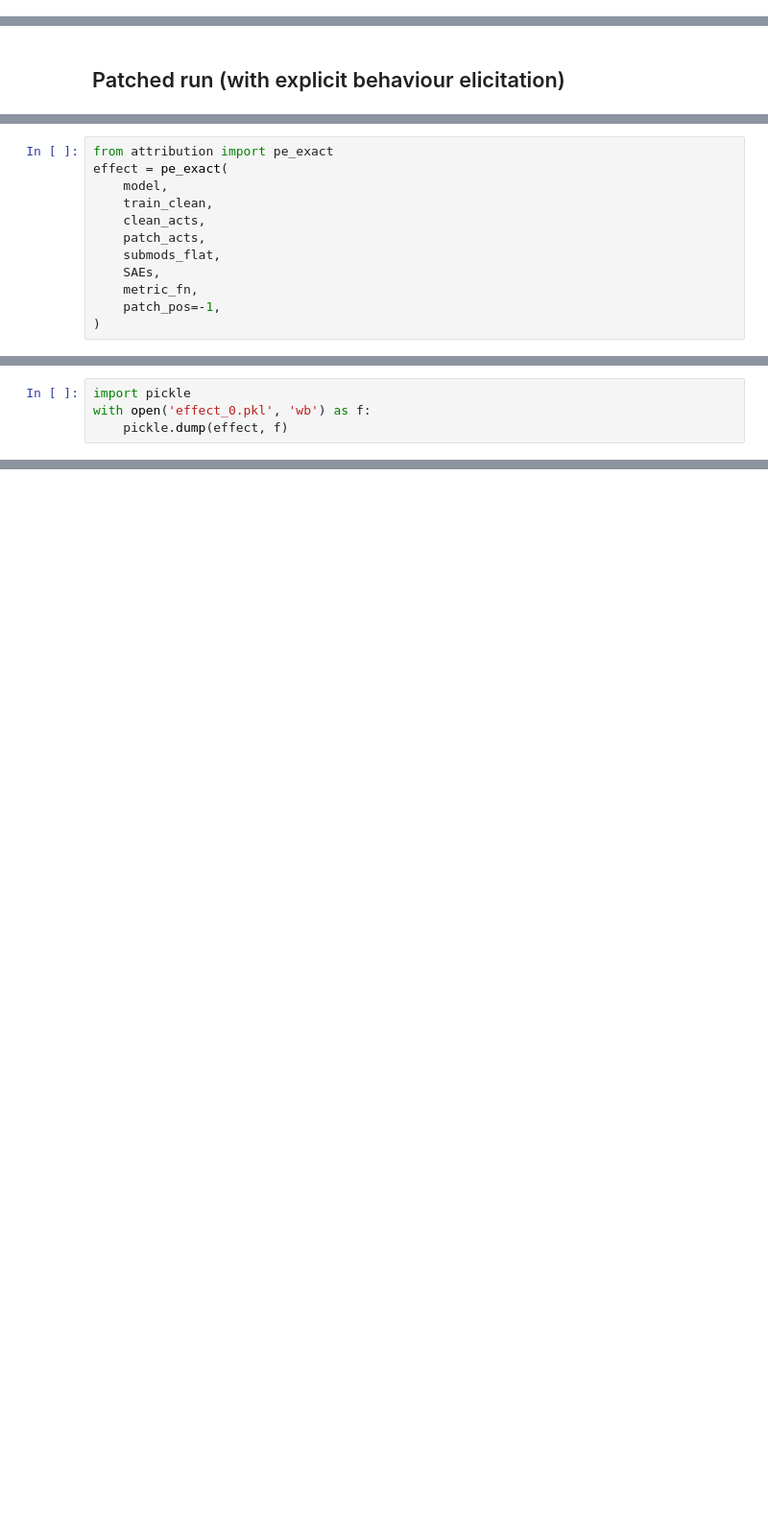
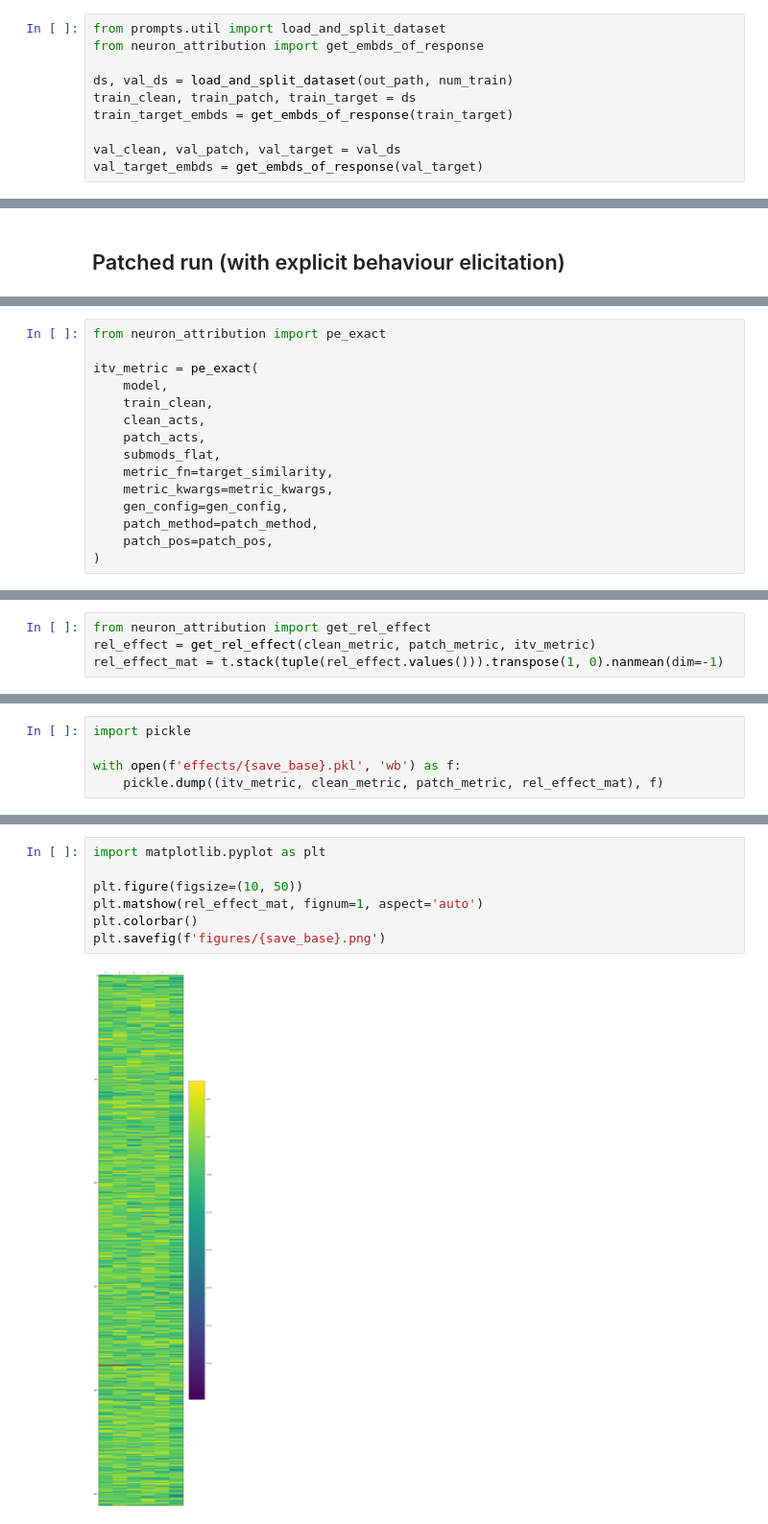
Before and after one commit to WithComment/feature-circuits, a Jupyter notebook: walkthrough.ipynb, the cells around one changed output, grey strips where cells are left out. Shown: that part at 96% size. Saved outputs shown, nothing was run; the diff lists cells and outputs as text; blank space fills up the shorter version.

```diff
--- a/walkthrough.ipynb
+++ b/walkthrough.ipynb
@@ -41,4 +64,14 @@ submods, SAEs = load_saes_and_submodules(
 )
+# %%
+from prompts.util import load_and_split_dataset
+from neuron_attribution import get_embds_of_response
+
+ds, val_ds = load_and_split_dataset(out_path, num_train)
+train_clean, train_patch, train_target = ds
+train_target_embds = get_embds_of_response(train_target)
+
+val_clean, val_patch, val_target = val_ds
+val_target_embds = get_embds_of_response(val_target)
 # %% [markdown]
 # Experiment
 
@@ -73,12 +131,15 @@ patch_acts, patch_metric = get_activations(
 # %%
-from attribution import pe_exact
-effect = pe_exact(
+from neuron_attribution import pe_exact
+
+itv_metric = pe_exact(
     model,
     train_clean,
     clean_acts,
     patch_acts,
     submods_flat,
-    SAEs,
-    metric_fn,
-    patch_pos=-1,
+    metric_fn=target_similarity,
+    metric_kwargs=metric_kwargs,
+    gen_config=gen_config,
+    patch_method=patch_method,
+    patch_pos=patch_pos,
 )
@@ -86,0 +146,4 @@ effects, deltas, grads, total_effect = effect
+# %%
+from neuron_attribution import get_rel_effect
+rel_effect = get_rel_effect(clean_metric, patch_metric, itv_metric)
+rel_effect_mat = t.stack(tuple(rel_effect.values())).transpose(1, 0).nanmean(dim=-1)
@@ -87,4 +156,5 @@ effects, deltas, grads, total_effect = effect
 # %%
 import pickle
-with open('effect_0.pkl', 'wb') as f:
-    pickle.dump(effect, f)
+
+with open(f'effects/{save_base}.pkl', 'wb') as f:
+    pickle.dump((itv_metric, clean_metric, patch_metric, rel_effect_mat), f)
@@ -134,0 +161,9 @@ torch.Size([2, 1, 512])
+# %%
+import matplotlib.pyplot as plt
+
+plt.figure(figsize=(10, 50))
+plt.matshow(rel_effect_mat, fignum=1, aspect='auto')
+plt.colorbar()
+plt.savefig(f'figures/{save_base}.png')
+# %% [output]
+[figure, added]
```
Also changed, not shown: parts of 17 cells of this notebook, 41 other files.
